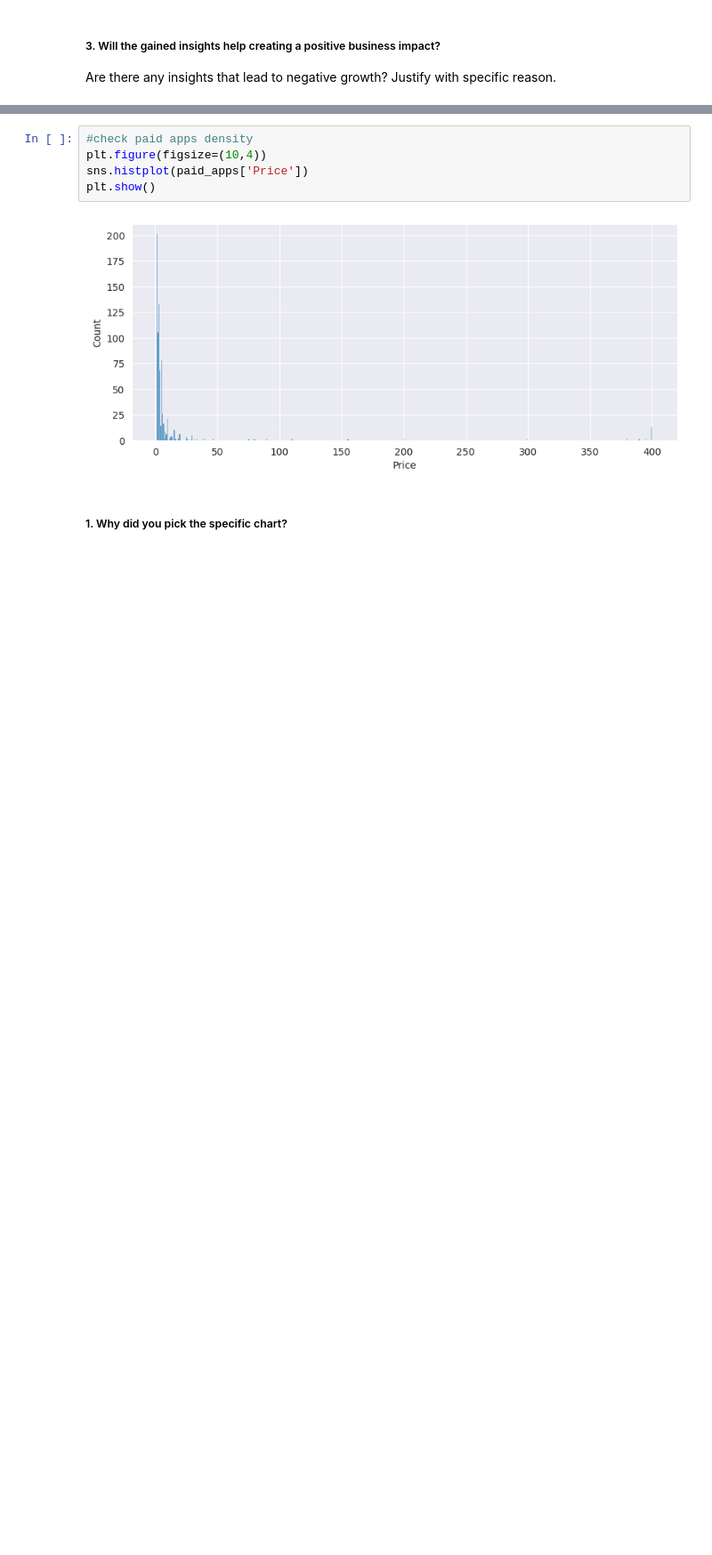
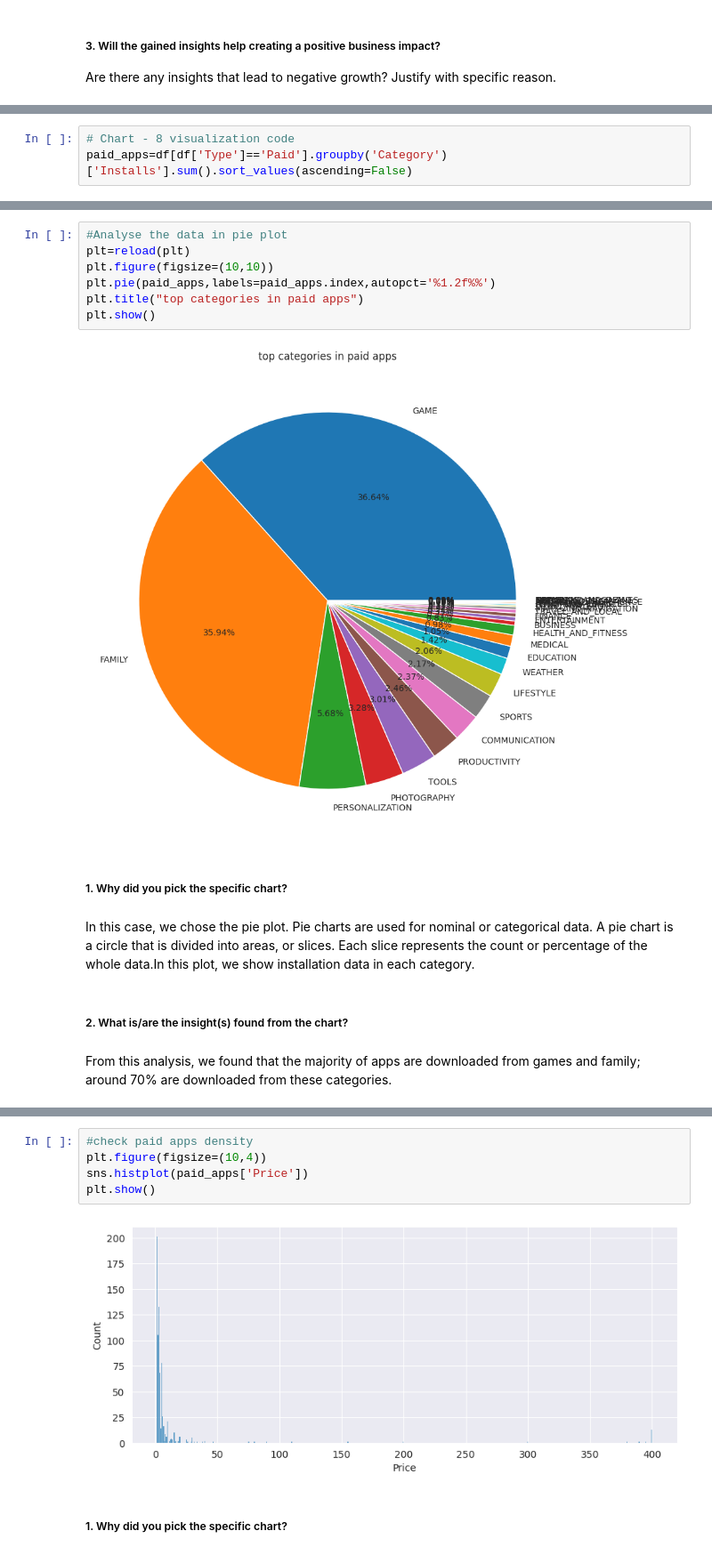
Before and after one commit to Vijaysiraw/Play_store_EDA_project, a Jupyter notebook: Play_Store_Project.ipynb, the cells around one changed output, grey strips where cells are left out. Shown at 89% size. Drawn from its saved outputs; the diff is of its cells as text; blank space fills up the shorter version.

```diff
--- a/Play_Store_Project.ipynb
+++ b/Play_Store_Project.ipynb
@@ -949,0 +960,3 @@ Answer Here
+# %%
+# Chart - 8 visualization code
+paid_apps=df[df['Type']=='Paid'].groupby('Category')['Installs'].sum().sort_values(ascending=False)
@@ -949,0 +984,17 @@ Answer Here
+# %%
+#Analyse the data in pie plot
+plt=reload(plt)
+plt.figure(figsize=(10,10))
+plt.pie(paid_apps,labels=paid_apps.index,autopct='%1.2f%%')
+plt.title("top categories in paid apps")
+plt.show()
+# %% [output]
+[figure, added]
+# %% [markdown]
+##### 1. Why did you pick the specific chart?
+# %% [markdown]
+In this case, we chose the pie plot. Pie charts are used for nominal or categorical data. A pie chart is a circle that is divided into areas, or slices. Each slice represents the count or percentage of the whole data.In this plot, we show installation data in each category.
+# %% [markdown]
+##### 2. What is/are the insight(s) found from the chart?
+# %% [markdown]
+From this analysis, we found that the majority of apps are downloaded from games and family; around 70% are downloaded from these categories.
```
Also changed, not shown: parts of 101 cells of this notebook.
